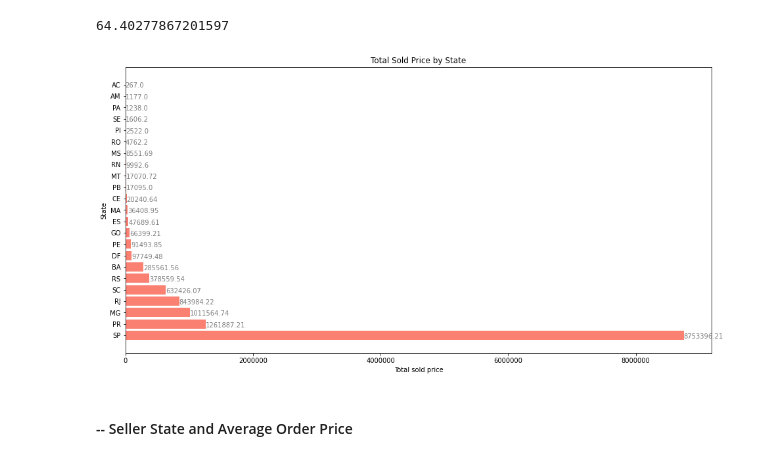
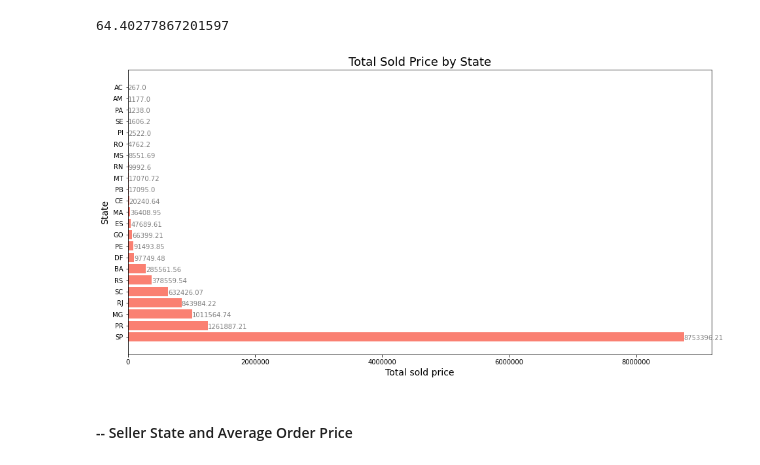
Before and after one commit to Dogecat0/kaggle_projects, a Jupyter notebook: kaggle_brazilian_ecommerce_dataset_by_olist/kaggle_brazillian_ecommence_EDA.ipynb, the cells around one changed output. Saved outputs shown, nothing was run; the diff lists cells and outputs as text; code cells hidden in the pictures.

```diff
--- a/kaggle_brazilian_ecommerce_dataset_by_olist/kaggle_brazillian_ecommence_EDA.ipynb
+++ b/kaggle_brazilian_ecommerce_dataset_by_olist/kaggle_brazillian_ecommence_EDA.ipynb
@@ -158,21 +150,21 @@ percentage
 # %%
 plt.figure(figsize=(16, 8))
 
 plt.barh(df_total_by_state['seller_state'],
          df_total_by_state['total_sold_price'], color='salmon')
 
 y = df_total_by_state['total_sold_price'].values
 for index, value in enumerate(y):
     plt.text(value, index+0.2, str(value), va='top', color='grey')
 
 plt.ticklabel_format(axis='x', style='plain')
 
-plt.title("Total Sold Price by State")
-plt.ylabel('State')
-plt.xlabel('Total sold price')
+plt.title("Total Sold Price by State", fontsize=18)
+plt.ylabel('State', fontsize=14)
+plt.xlabel('Total sold price', fontsize=14)
 plt.show()
 # %% [output]
-[figure, old version]
+[figure, new version]
 # %% [markdown]
 #### -- Seller State and Average Order Price
 # %%
```
Also changed, not shown: parts of 29 cells of this notebook.
